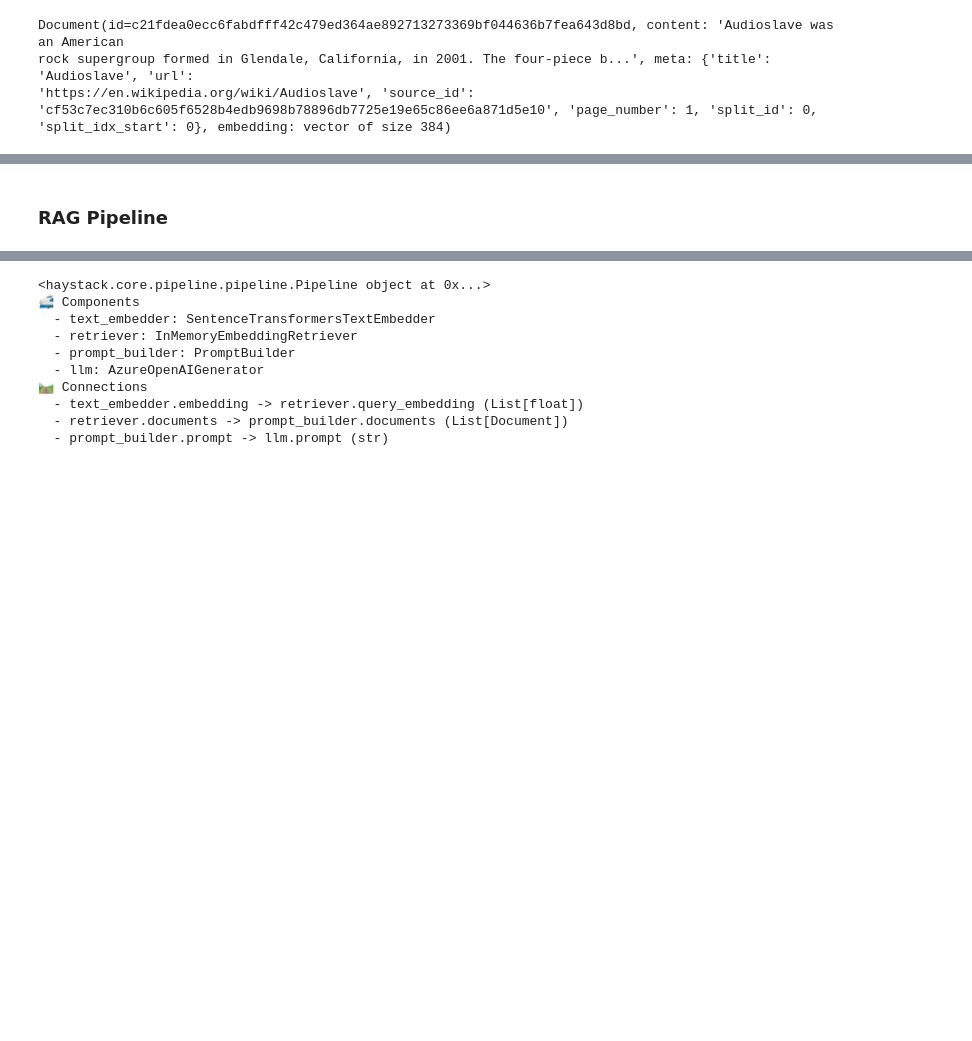
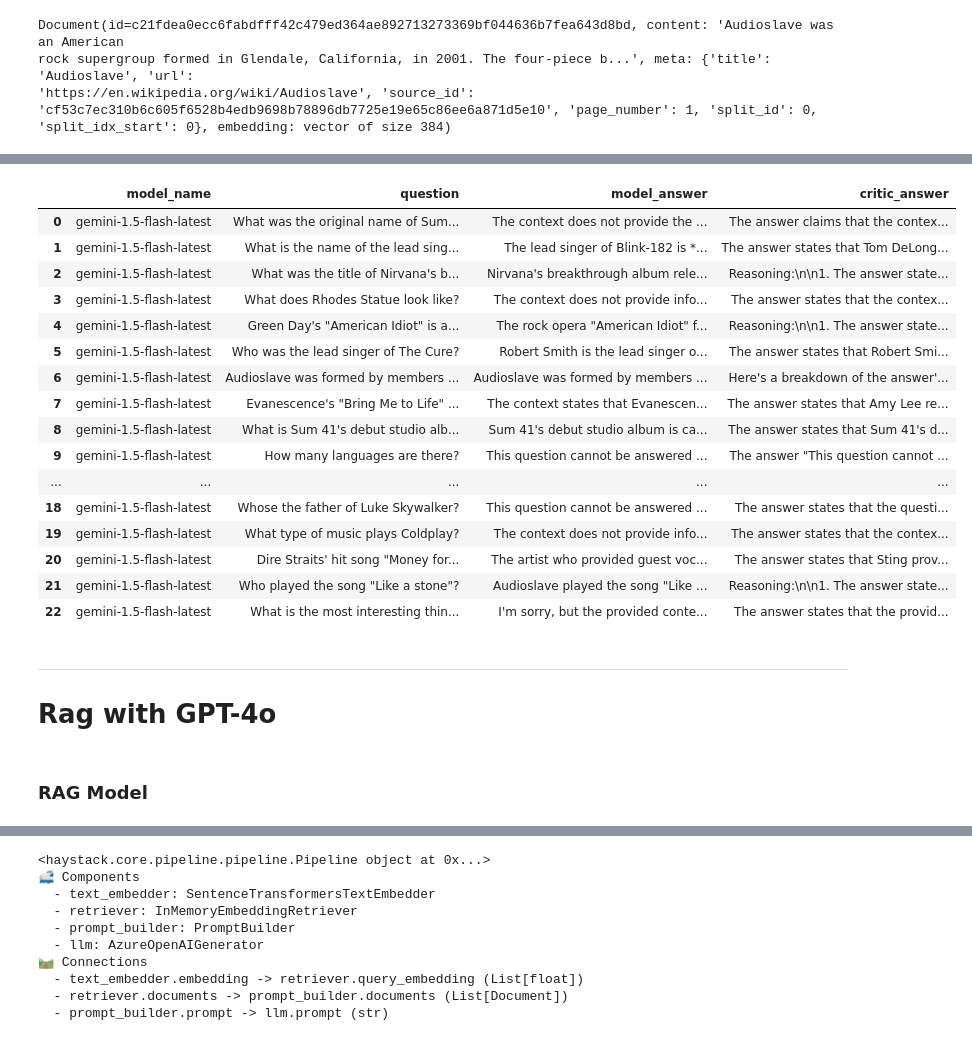
Before and after one commit to evillag/nlp, a Jupyter notebook: proyecto/test_bench.ipynb, the cells around one changed output, grey strips where cells are left out. Drawn from its saved outputs; the diff is of its cells as text; code cells hidden in the pictures; blank space fills up the shorter version.

Commit message:
Refactpr de test bench u generacion de archivos de resultados

```diff
--- a/proyecto/test_bench.ipynb
+++ b/proyecto/test_bench.ipynb
@@ -112,0 +191,11 @@ rock supergroup formed in Glendale, California, in 2001. The four-piece b...', m
+# %%
+prompt_builder = PromptBuilder(template=prompt_template)
+gemini_rag = Pipeline()
+gemini_rag.add_component("text_embedder", SentenceTransformersTextEmbedder("sentence-transformers/all-MiniLM-L6-v2", progress_bar=False))
+gemini_rag.add_component("retriever", InMemoryEmbeddingRetriever(document_store=document_store, top_k=5))
+gemini_rag.add_component("prompt_builder", prompt_builder)
+gemini_rag.add_component("llm", get_gemini_model())
+
+gemini_rag.connect("text_embedder.embedding", "retriever.query_embedding")
+gemini_rag.connect("retriever", "prompt_builder.documents")
+gemini_rag.connect("prompt_builder", "llm")
@@ -112,0 +215,10 @@ rock supergroup formed in Glendale, California, in 2001. The four-piece b...', m
+# %%
+gemini_critic = Pipeline()
+gemini_critic.add_component("text_embedder", SentenceTransformersTextEmbedder("sentence-transformers/all-MiniLM-L6-v2", progress_bar=False))
+gemini_critic.add_component("retriever", InMemoryEmbeddingRetriever(document_store=document_store, top_k=5))
+gemini_critic.add_component("prompt_builder", PromptBuilder(template=critic_prompt_template))
+gemini_critic.add_component("llm", get_gemini_model())
+
+gemini_critic.connect("text_embedder.embedding", "retriever.query_embedding")
+gemini_critic.connect("retriever", "prompt_builder.documents")
+gemini_critic.connect("prompt_builder", "llm")
@@ -112,0 +238,20 @@ rock supergroup formed in Glendale, California, in 2001. The four-piece b...', m
+# %%
+%%time
+MAX_RPM = 14
+request_count = 0
+
+for i, q in enumerate(questions):
+  print(f"Question {i+1}/{len(questions)}: {q}")
+  model_answer, critic_answer = get_critic_answer(q, gemini_rag, gemini_critic)
+  # print(f"Critic answer: \n{}")
+  # print(f"Critic answer: \n{}")
+
+  experiment_results["model_name"].append(GEMINI_FLASH)
+  experiment_results["question"].append(q)
+  experiment_results["model_answer"].append(model_answer)
+  experiment_results["critic_answer"].append(critic_answer)
+
+  request_count += 2 # 2 requests per question, one for the answer and one for the critic
+  if request_count >= MAX_RPM:
+    request_count = 0
+    time.sleep(60)
@@ -112,0 +274,24 @@ rock supergroup formed in Glendale, California, in 2001. The four-piece b...', m
+# %%
+gemini_experiment_results_df = pd.DataFrame(experiment_results)
+gemini_experiment_results_df
+# %% [output]
+|  | model_name | question | model_answer | critic_answer |
+| 0 | gemini-1.5-flash-latest | What was the original name of Sum... | The context does not provide the ... | The answer claims that the contex... |
+| 1 | gemini-1.5-flash-latest | What is the name of the lead sing... | The lead singer of Blink-182 is *... | The answer states that Tom DeLong... |
+| 2 | gemini-1.5-flash-latest | What was the title of Nirvana's b... | Nirvana's breakthrough album rele... | Reasoning:\n\n1. The answer state... |
+| 3 | gemini-1.5-flash-latest | What does Rhodes Statue look like? | The context does not provide info... | The answer states that the contex... |
+| 4 | gemini-1.5-flash-latest | Green Day's "American Idiot" is a... | The rock opera "American Idiot" f... | Reasoning:\n\n1. The answer state... |
+| 5 | gemini-1.5-flash-latest | Who was the lead singer of The Cure? | Robert Smith is the lead singer o... | The answer states that Robert Smi... |
+| 6 | gemini-1.5-flash-latest | Audioslave was formed by members ... | Audioslave was formed by members ... | Here's a breakdown of the answer'... |
+| 7 | gemini-1.5-flash-latest | Evanescence's "Bring Me to Life" ... | The context states that Evanescen... | The answer states that Amy Lee re... |
+| 8 | gemini-1.5-flash-latest | What is Sum 41's debut studio alb... | Sum 41's debut studio album is ca... | The answer states that Sum 41's d... |
+| 9 | gemini-1.5-flash-latest | How many languages are there? | This question cannot be answered ... | The answer "This question cannot ... |
+| ... | ... | ... | ... | ... |
+| 18 | gemini-1.5-flash-latest | Whose the father of Luke Skywalker? | This question cannot be answered ... | The answer states that the questi... |
+| 19 | gemini-1.5-flash-latest | What type of music plays Coldplay? | The context does not provide info... | The answer states that the contex... |
+| 20 | gemini-1.5-flash-latest | Dire Straits' hit song "Money for... | The artist who provided guest voc... | The answer states that Sting prov... |
+| 21 | gemini-1.5-flash-latest | Who played the song "Like a stone"? | Audioslave played the song "Like ... | Reasoning:\n\n1. The answer state... |
+| 22 | gemini-1.5-flash-latest | What is the most interesting thin... | I'm sorry, but the provided conte... | The answer states that the provid... |
+# %% [markdown]
+____________________________
+# Rag with GPT-4o
@@ -113,2 +312,2 @@ rock supergroup formed in Glendale, California, in 2001. The four-piece b...', m
 # %% [markdown]
-### RAG Pipeline
+### RAG Model
```
Also changed, not shown: parts of 42 cells of this notebook, 2 other files.
